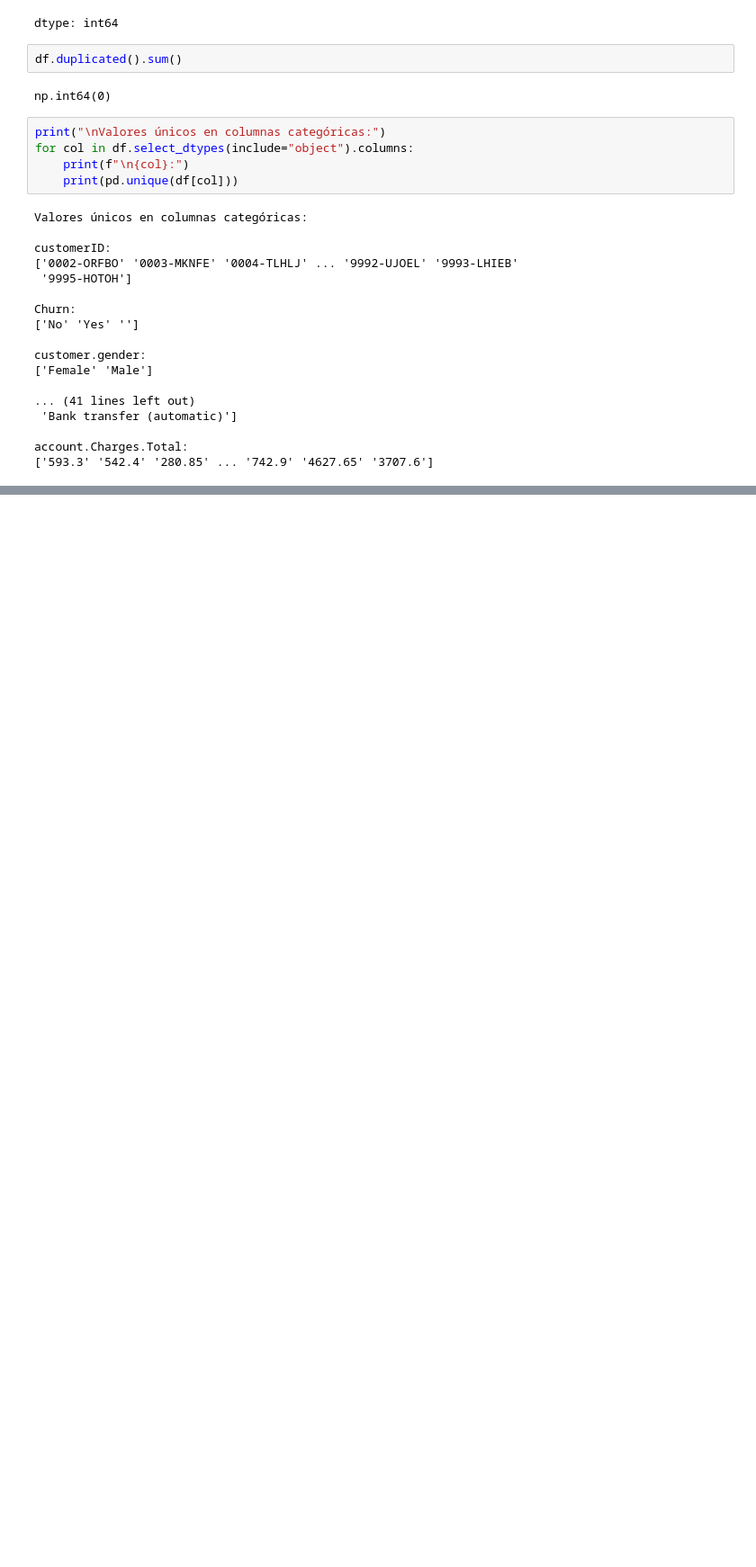
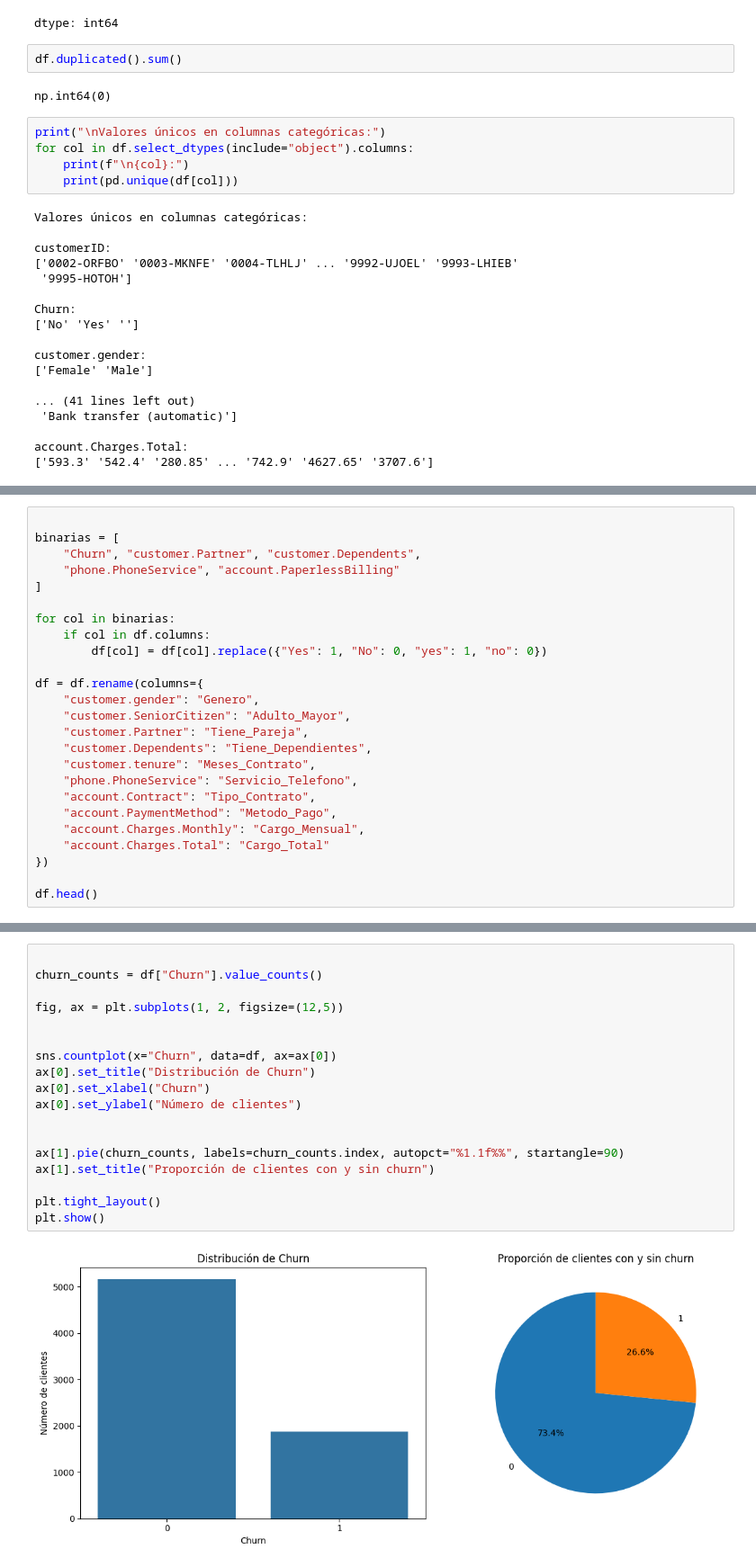
Before and after one commit to CatalinaM15/Alura-Telecom-X---An-lisis-de-Evasi-n-de-Clientes, a Jupyter notebook: TelecomX_LATAM.ipynb, the cells around one changed output, grey strips where cells are left out. Shown at 90% size. Drawn from its saved outputs; the diff is of its cells as text; blank space fills up the shorter version.

```diff
--- a/TelecomX_LATAM.ipynb
+++ b/TelecomX_LATAM.ipynb
@@ -195,0 +262,25 @@ Name: count, dtype: int64
+# %%
+
+binarias = [
+    "Churn", "customer.Partner", "customer.Dependents",
+    "phone.PhoneService", "account.PaperlessBilling"
+]
+
+for col in binarias:
+    if col in df.columns:
+        df[col] = df[col].replace({"Yes": 1, "No": 0, "yes": 1, "no": 0})
+
+df = df.rename(columns={
+    "customer.gender": "Genero",
+    "customer.SeniorCitizen": "Adulto_Mayor",
+    "customer.Partner": "Tiene_Pareja",
+    "customer.Dependents": "Tiene_Dependientes",
+    "customer.tenure": "Meses_Contrato",
+    "phone.PhoneService": "Servicio_Telefono",
+    "account.Contract": "Tipo_Contrato",
+    "account.PaymentMethod": "Metodo_Pago",
+    "account.Charges.Monthly": "Cargo_Mensual",
+    "account.Charges.Total": "Cargo_Total"
+})
+
+df.head()
@@ -195,0 +309,20 @@ Name: count, dtype: int64
+# %%
+
+churn_counts = df["Churn"].value_counts()
+
+fig, ax = plt.subplots(1, 2, figsize=(12,5))
+
+
+sns.countplot(x="Churn", data=df, ax=ax[0])
+ax[0].set_title("Distribución de Churn")
+ax[0].set_xlabel("Churn")
+ax[0].set_ylabel("Número de clientes")
+
+
+ax[1].pie(churn_counts, labels=churn_counts.index, autopct="%1.1f%%", startangle=90)
+ax[1].set_title("Proporción de clientes con y sin churn")
+
+plt.tight_layout()
+plt.show()
+# %% [output]
+[figure, added]
```
Also changed, not shown: parts of 11 cells of this notebook.
